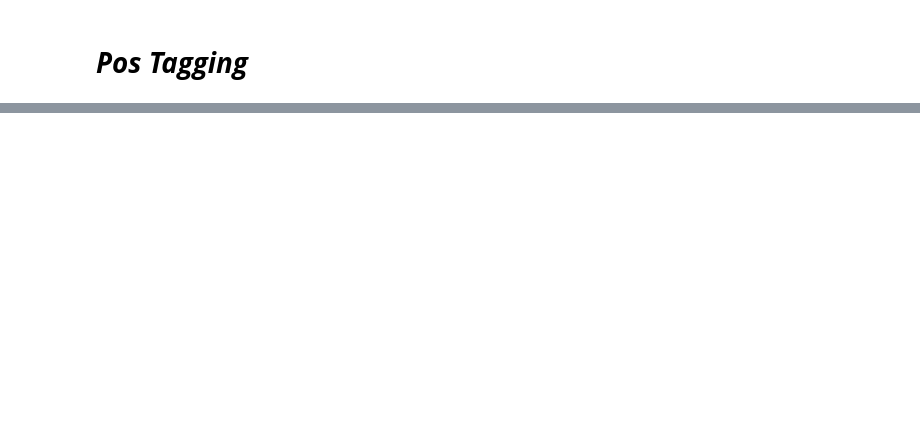
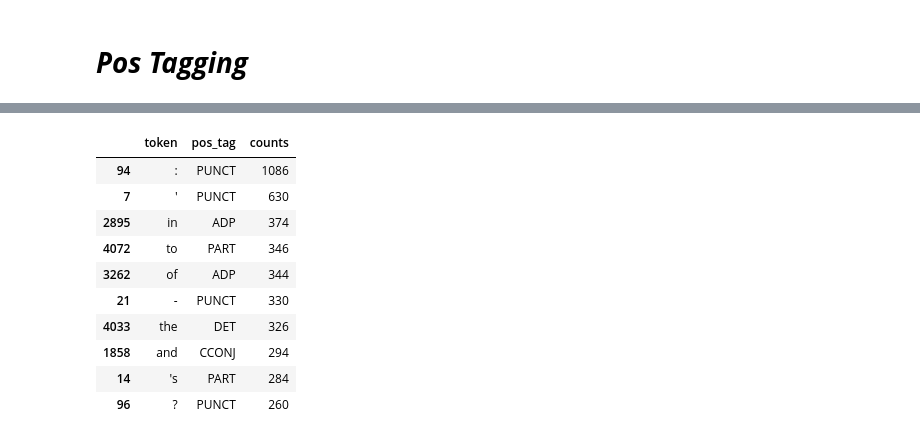
Before and after one commit to RAGISHIVANAND/NATURAL-LANGUAGE-PROCESSING, a Jupyter notebook: Natural_Language_Processing.ipynb, the cells around one changed output, grey strips where cells are left out. Saved outputs shown, nothing was run; the diff lists cells and outputs as text; code cells hidden in the pictures; blank space fills up the shorter version.

```diff
--- a/Natural_Language_Processing.ipynb
+++ b/Natural_Language_Processing.ipynb
@@ -774,0 +778,15 @@ for token in spacy_doc:
+# %%
+pos_df_counts = pos_df.groupby(['token','pos_tag']).size().reset_index(name='counts').sort_values(by='counts',ascending=False)
+pos_df_counts.head(10)
+# %% [output]
+|  | token | pos_tag | counts |
+| 94 | : | PUNCT | 1086 |
+| 7 | ' | PUNCT | 630 |
+| 2895 | in | ADP | 374 |
+| 4072 | to | PART | 346 |
+| 3262 | of | ADP | 344 |
+| 21 | - | PUNCT | 330 |
+| 4033 | the | DET | 326 |
+| 1858 | and | CCONJ | 294 |
+| 14 | 's | PART | 284 |
+| 96 | ? | PUNCT | 260 |
```
Also changed, not shown: parts of 5 cells of this notebook.
